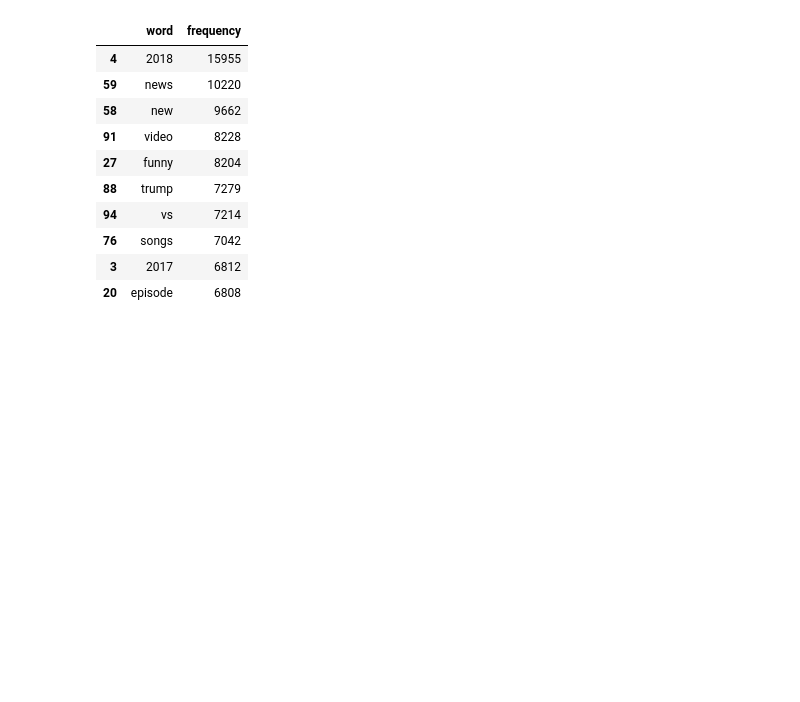
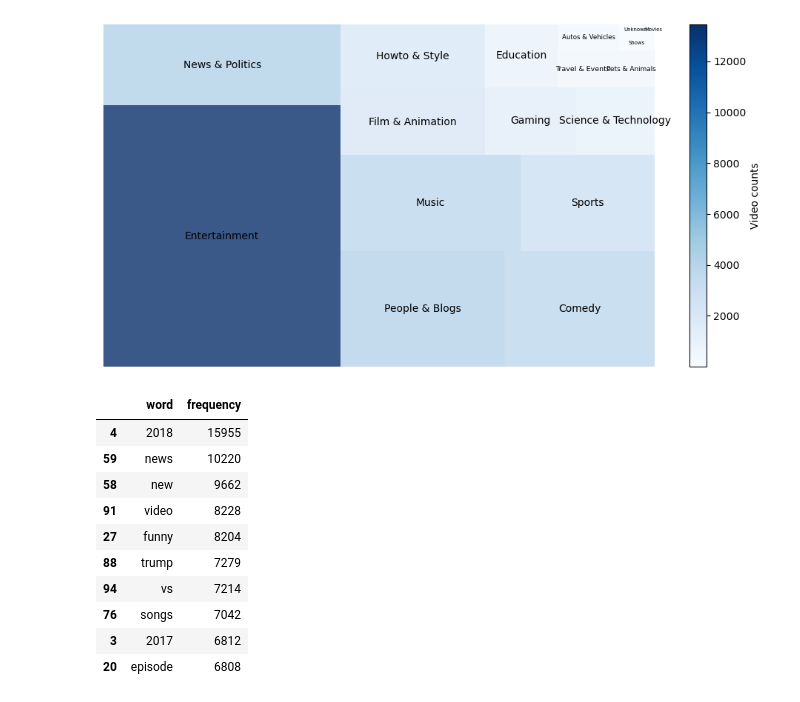
Before and after one commit to Dramalf/ucsd-cse258-final-project, a Jupyter notebook: jerryma/category-predict.ipynb, the cells around one changed output. Cells and saved outputs as stored; diff of their text form; code cells hidden in the pictures; blank space fills up the shorter version.

Commit message:
feat:add plots

```diff
--- a/jerryma/category-predict.ipynb
+++ b/jerryma/category-predict.ipynb
@@ -10,3 +10,14 @@ data.head()
 | 2 | 5qpjK5DgCt4 | 17.14.11 | Racist Superman | Rudy Mancuso, K... | Rudy Mancuso | 23 | 2017-11-12T19:05:24.000Z | racist superman|"rudy"|"mancuso"|... | 3191434 | 146035 | ... |
 | 3 | d380meD0W0M | 17.14.11 | I Dare You: GOING BALD!? | nigahiga | 24 | 2017-11-12T18:01:41.000Z | ryan|"higa"|"higatv"|"nigahiga"|"... | 2095828 | 132239 | ... |
 | 4 | 2Vv-BfVoq4g | 17.14.11 | Ed Sheeran - Perfect (Official Mu... | Ed Sheeran | 10 | 2017-11-09T11:04:14.000Z | edsheeran|"ed sheeran"|"acoustic"... | 33523622 | 1634130 | ... |
+# %%
+import json
+
+category_dict={}
+country='CA'
+with open(f'../dataset/{country}_category_id.json', 'r') as file:
+        d = json.load(file)
+        category_dict[country]={}
+        for item in d['items']:
+            category_dict[int(item['id'])]=item['snippet']['title']
+category_dict
@@ -13,3 +42,59 @@ data.head()
+# %%
+data['category_name'] = data['category_id'].map(category_dict).fillna('Unknown')
+# %%
+import matplotlib.pyplot as plt
+import squarify
+
+# 统计每个类别的数量
+category_counts = data['category_name'].value_counts()
+
+# 创建颜色映射（蓝色渐变）
+cmap = plt.cm.Blues  # 使用蓝色渐变
+norm = plt.Normalize(vmin=category_counts.min(), vmax=category_counts.max())  # 数据归一化
+
+# 创建绘图
+fig, ax = plt.subplots(figsize=(12, 6))
+
+# 绘制树图
+squarify.plot(
+    sizes=category_counts.values,
+    # label=category_counts.index,
+    color=plt.cm.Blues(category_counts.values / category_counts.values.max()),
+    alpha=0.8,
+    ax=ax
+)
+
+# 获取矩形的坐标和大小
+rects = ax.patches
+
+# 设置最小矩形宽度或高度，若矩形小于该值则不显示文本
+min_size = 140  # 可以根据实际情况调整
+
+# 遍历所有矩形，如果矩形面积大于指定阈值则显示文本
+for rect, label in zip(rects, category_counts.index):
+    width, height = rect.get_width(), rect.get_height()
+    fontsize= 10 if width*height>min_size else max(5,width*height/min_size*10)
+    # if width * height > min_size:
+    x = rect.get_x() + width / 2  # x 坐标：矩形中心
+    y = rect.get_y() + height / 2  # y 坐标：矩形中心
+    ax.text(x, y, label, ha="center", va="center", fontsize=fontsize)
+
+
+# 添加标题
+# plt.title("Treemap of Different Category Video Counts")
+
+# 隐藏坐标轴
+plt.axis('off')
+
+
+# Create a colorbar
+cbar = fig.colorbar(plt.cm.ScalarMappable(norm=norm, cmap=cmap), ax=ax, orientation='vertical')
+cbar.set_label('Video counts')
+# cbar
+# Show the plot
+plt.show()
+# %% [output]
+[figure, added]
 # %%
 from sklearn.feature_extraction.text import CountVectorizer
 import numpy as np
```
Also changed, not shown: parts of 12 cells of this notebook.
